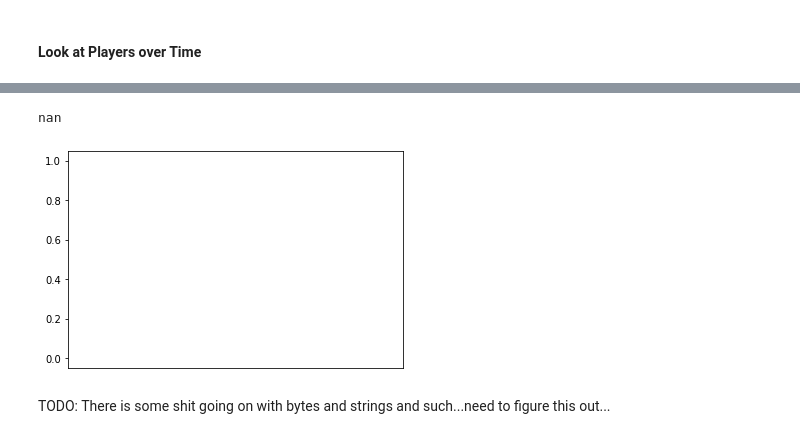
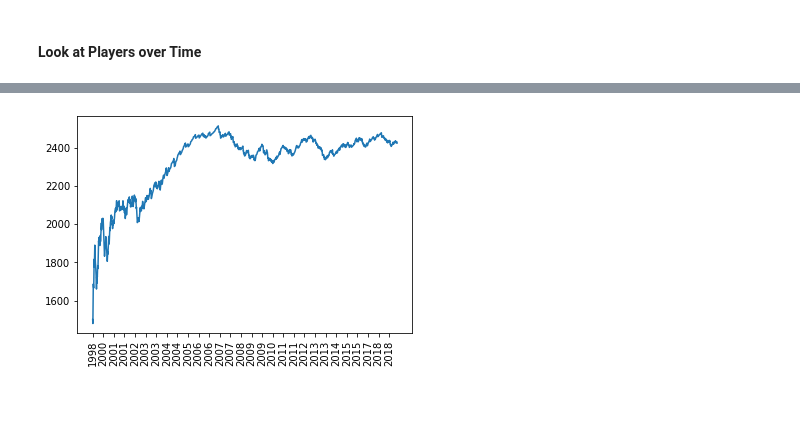
Before and after one commit to siddjagadish/tennis_new, a Jupyter notebook: tennis_new/model/Universal ELO.ipynb, the cells around one changed output, grey strips where cells are left out. Drawn from its saved outputs; the diff is of its cells as text; code cells hidden in the pictures; blank space fills up the shorter version.

```diff
--- a/tennis_new/model/Universal ELO.ipynb
+++ b/tennis_new/model/Universal ELO.ipynb
@@ -181,5 +169,9 @@ test[
 # %% [markdown]
 #### Look at Players over Time
+# %%
+elo_preds['tourney_year'] = jd['tourney_year'].tolist()
+elo_preds['tourney_month'] = jd['tourney_month'].tolist()
+elo_preds['tourney_day'] = jd['tourney_day'].tolist()
 # %%
 %matplotlib inline
 from matplotlib import pyplot as plt
@@ -213,7 +204,4 @@ def plot_player_over_time(pid):
 # %%
-plot_player_over_time(b'Roger Federer')
+plot_player_over_time('Roger Federer')
 # %% [output]
-nan
-[figure, old version]
+[figure, new version]
-# %% [markdown]
-TODO: There is some shit going on with bytes and strings and such...need to figure this out...
```
Also changed, not shown: parts of 13 cells of this notebook, 8 other files.
